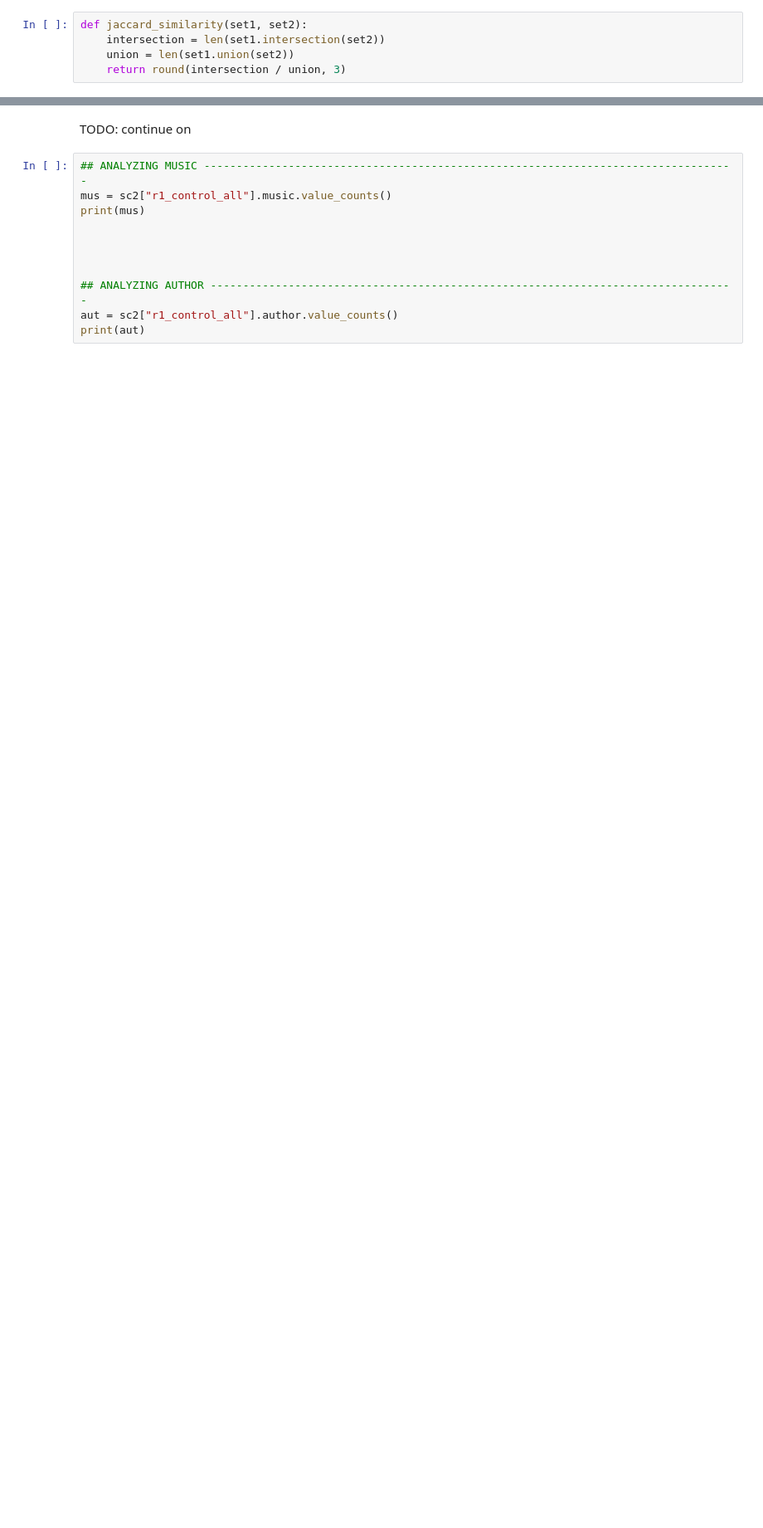
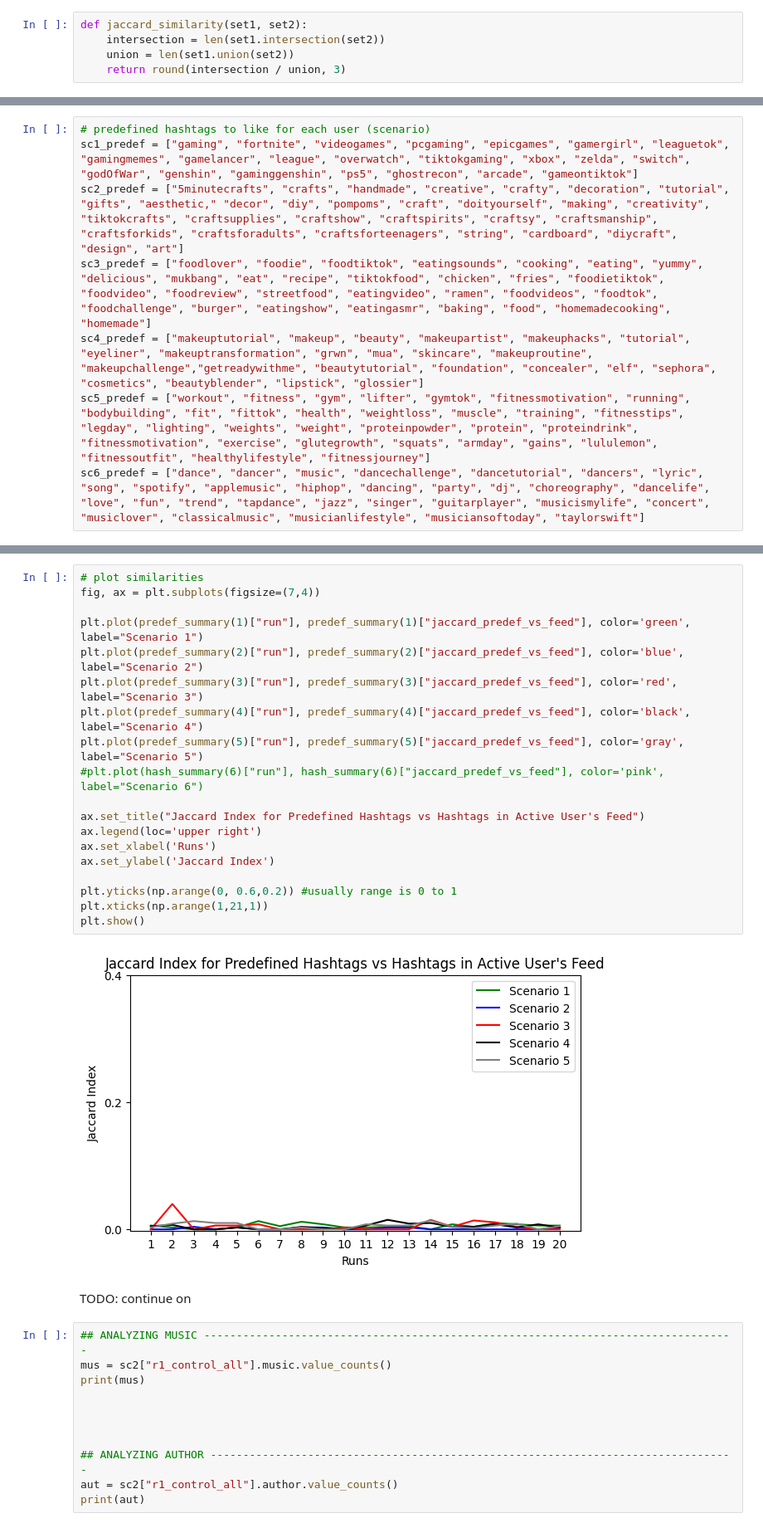
Before and after one commit to mlsmzk/tiktok-like-experiment, a Jupyter notebook: data_analysis/analysis.ipynb, the cells around one changed output, grey strips where cells are left out. Shown at 83% size. Cells and saved outputs as stored; diff of their text form; blank space fills up the shorter version.

```diff
--- a/data_analysis/analysis.ipynb
+++ b/data_analysis/analysis.ipynb
@@ -822,0 +857,8 @@ plt.show()
+# %%
+# predefined hashtags to like for each user (scenario)
+sc1_predef = ["gaming", "fortnite", "videogames", "pcgaming", "epicgames", "gamergirl", "leaguetok", "gamingmemes", "gamelancer", "league", "overwatch", "tiktokgaming", "xbox", "zelda", "switch", "godOfWar", "genshin", "gaminggenshin", "ps5", "ghostrecon", "arcade", "gameontiktok"]
+sc2_predef = ["5minutecrafts", "crafts", "handmade", "creative", "crafty", "decoration", "tutorial", "gifts", "aesthetic," "decor", "diy", "pompoms", "craft", "doityourself", "making", "creativity", "tiktokcrafts", "craftsupplies", "craftshow", "craftspirits", "craftsy", "craftsmanship", "craftsforkids", "craftsforadults", "craftsforteenagers", "string", "cardboard", "diycraft", "design", "art"]
+sc3_predef = ["foodlover", "foodie", "foodtiktok", "eatingsounds", "cooking", "eating", "yummy", "delicious", "mukbang", "eat", "recipe", "tiktokfood", "chicken", "fries", "foodietiktok", "foodvideo", "foodreview", "streetfood", "eatingvideo", "ramen", "foodvideos", "foodtok", "foodchallenge", "burger", "eatingshow", "eatingasmr", "baking", "food", "homemadecooking", "homemade"]
+sc4_predef = ["makeuptutorial", "makeup", "beauty", "makeupartist", "makeuphacks", "tutorial", "eyeliner", "makeuptransformation", "grwn", "mua", "skincare", "makeuproutine", "makeupchallenge","getreadywithme", "beautytutorial", "foundation", "concealer", "elf", "sephora", "cosmetics", "beautyblender", "lipstick", "glossier"]
+sc5_predef = ["workout", "fitness", "gym", "lifter", "gymtok", "fitnessmotivation", "running", "bodybuilding", "fit", "fittok", "health", "weightloss", "muscle", "training", "fitnesstips", "legday", "lighting", "weights", "weight", "proteinpowder", "protein", "proteindrink", "fitnessmotivation", "exercise", "glutegrowth", "squats", "armday", "gains", "lululemon", "fitnessoutfit", "healthylifestyle", "fitnessjourney"]
+sc6_predef = ["dance", "dancer", "music", "dancechallenge", "dancetutorial", "dancers", "lyric", "song", "spotify", "applemusic", "hiphop", "dancing", "party", "dj", "choreography", "dancelife", "love", "fun", "trend", "tapdance", "jazz", "singer", "guitarplayer", "musicismylife", "concert", "musiclover", "classicalmusic", "musicianlifestyle", "musiciansoftoday", "taylorswift"]
@@ -823,3 +910,24 @@ plt.show()
+# %%
+# plot similarities
+fig, ax = plt.subplots(figsize=(7,4))
+
+plt.plot(predef_summary(1)["run"], predef_summary(1)["jaccard_predef_vs_feed"], color='green', label="Scenario 1")
+plt.plot(predef_summary(2)["run"], predef_summary(2)["jaccard_predef_vs_feed"], color='blue', label="Scenario 2")
+plt.plot(predef_summary(3)["run"], predef_summary(3)["jaccard_predef_vs_feed"], color='red', label="Scenario 3")
+plt.plot(predef_summary(4)["run"], predef_summary(4)["jaccard_predef_vs_feed"], color='black', label="Scenario 4")
+plt.plot(predef_summary(5)["run"], predef_summary(5)["jaccard_predef_vs_feed"], color='gray', label="Scenario 5")
+#plt.plot(hash_summary(6)["run"], hash_summary(6)["jaccard_predef_vs_feed"], color='pink', label="Scenario 6")
+
+ax.set_title("Jaccard Index for Predefined Hashtags vs Hashtags in Active User's Feed")
+ax.legend(loc='upper right')
+ax.set_xlabel('Runs')
+ax.set_ylabel('Jaccard Index')
+
+plt.yticks(np.arange(0, 0.6,0.2)) #usually range is 0 to 1
+plt.xticks(np.arange(1,21,1))
+plt.show()
+# %% [output]
+[figure, added]
 # %% [markdown]
 TODO: continue on
 # %%
```
Also changed, not shown: parts of 22 cells of this notebook.
